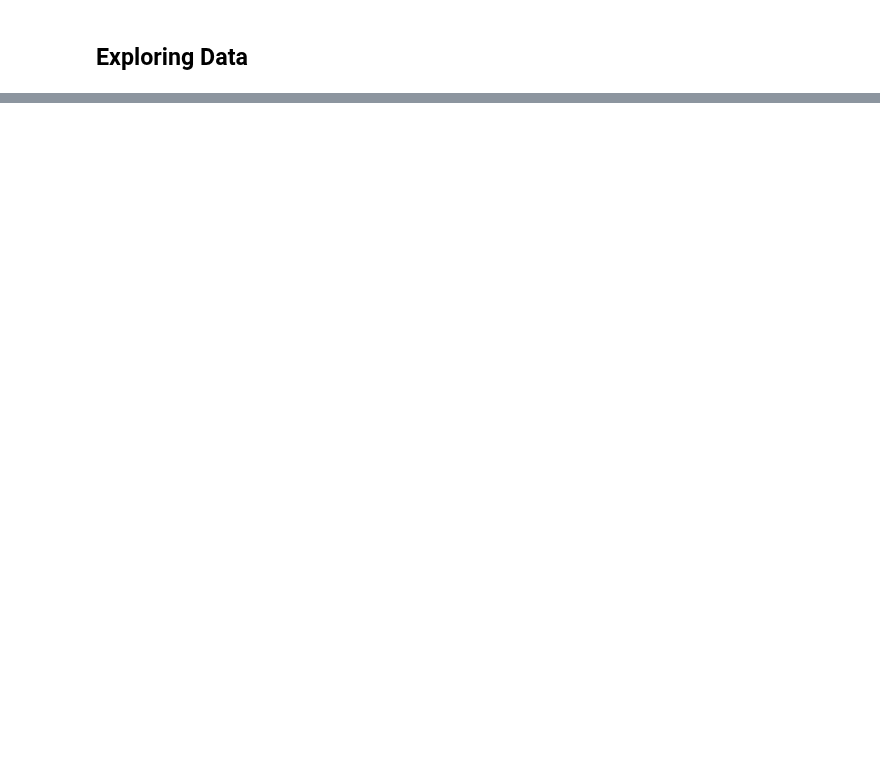
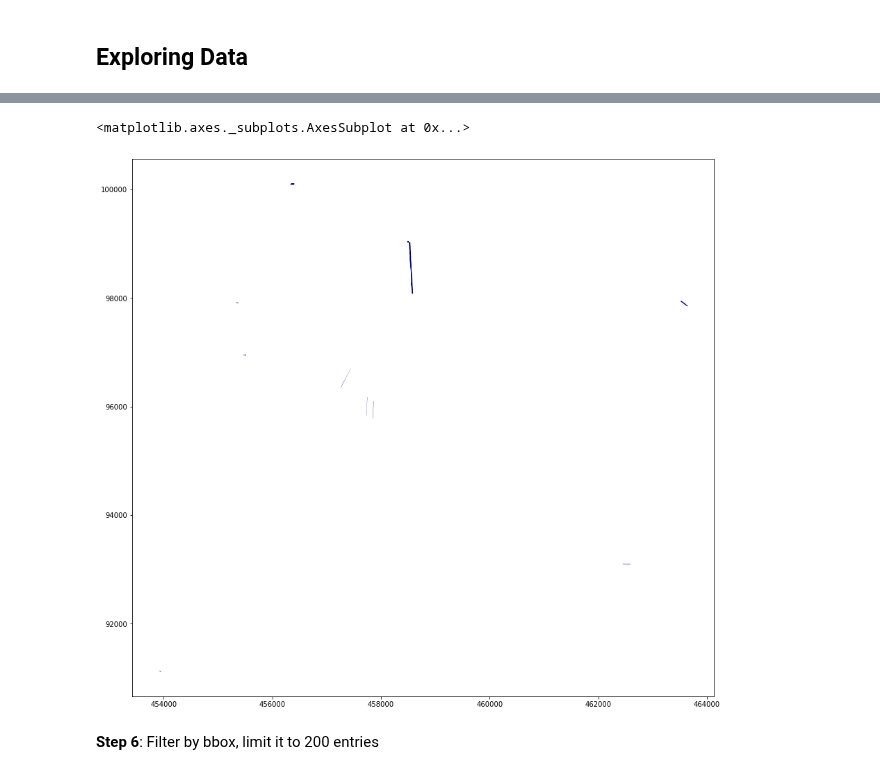
Before and after one commit to xcube-dev/xcube-geodb, a Jupyter notebook: docs/source/notebooks/geodb_explore_collections.ipynb, the cells around one changed output, grey strips where cells are left out. Drawn from its saved outputs; the diff is of its cells as text; code cells hidden in the pictures; blank space fills up the shorter version.

```diff
--- a/docs/source/notebooks/geodb_explore_collections.ipynb
+++ b/docs/source/notebooks/geodb_explore_collections.ipynb
@@ -98,0 +131,7 @@ gdfsub
+# %%
+gdfsub.plot(column="raba_id", figsize=(15,15), cmap = 'jet')
+# %% [output]
+<matplotlib.axes._subplots.AxesSubplot at 0x...>
+[figure, added]
+# %% [markdown]
+__Step 6__: Filter by bbox, limit it to 200 entries
```
Also changed, not shown: parts of 38 cells of this notebook, 7 other files.
